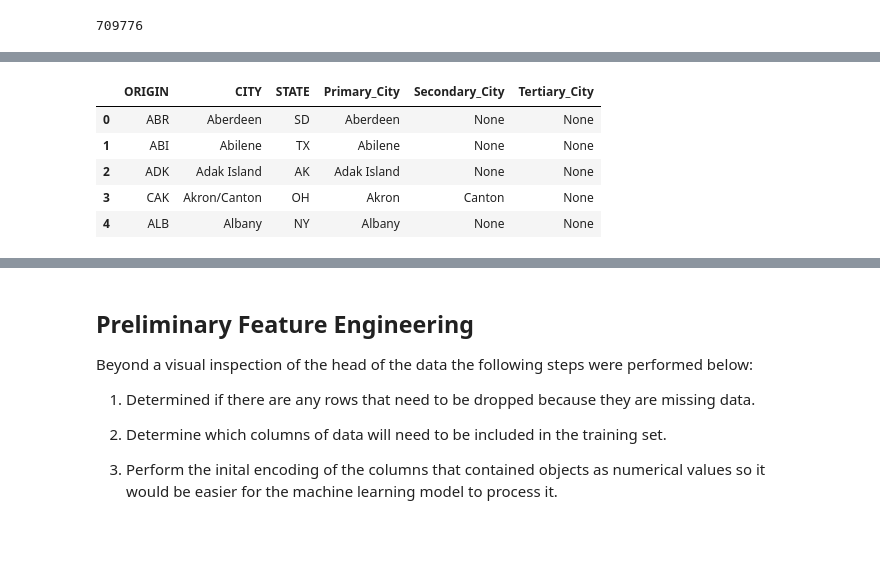
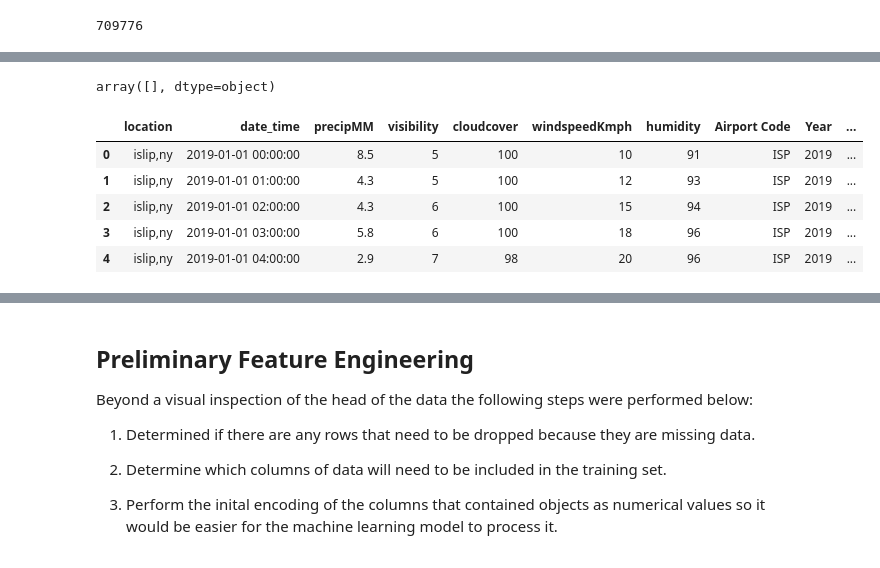
Before and after one commit to Duegan24/Final_Project, a Jupyter notebook: Seg_three_Machine Learning Model.ipynb, the cells around one changed output, grey strips where cells are left out. Drawn from its saved outputs; the diff is of its cells as text; code cells hidden in the pictures.

Commit message:
Updates with merging weather data...still some adjustments needed

```diff
--- a/Seg_three_Machine Learning Model.ipynb
+++ b/Seg_three_Machine Learning Model.ipynb
@@ -85,0 +69,6 @@ city_lookup_df['Tertiary_City'] = city_lookup_df.CITY.str.split('/', expand=True
+# %%
+# Import airport city information
+locations_lookup_df = pd.read_csv("Flight_data_files/post_hardcode_cities.csv")
+locations_lookup_df.drop(columns = "Unnamed: 0", axis = 1, inplace = True)
+locations_lookup_df.rename(columns = {"City": "location"}, inplace = True )
+locations_lookup_df.head()
@@ -85,0 +82,2 @@ city_lookup_df['Tertiary_City'] = city_lookup_df.CITY.str.split('/', expand=True
+# %%
+weather_merged = pd.merge(weather_df, locations_lookup_df, on = "location", how = "left")
@@ -86,9 +91,19 @@ city_lookup_df['Tertiary_City'] = city_lookup_df.CITY.str.split('/', expand=True
+# %%
+weather_merged[weather_merged['Airport Code'].isnull()].location.unique()
+# %% [output]
+array([], dtype=object)
+# %%
+weather_merged.date_time = weather_merged.date_time.astype('datetime64[ns]')
+weather_merged['Year'] = weather_merged.date_time.dt.year
+weather_merged['Month'] = weather_merged.date_time.dt.month
+weather_merged['Day'] = weather_merged.date_time.dt.day
+weather_merged['Hour'] = weather_merged.date_time.dt.hour
 # %%
-city_lookup_df.head()
+weather_merged.head()
 # %% [output]
-|  | ORIGIN | CITY | STATE | Primary_City | Secondary_City | Tertiary_City |
-| 0 | ABR | Aberdeen | SD | Aberdeen | None | None |
-| 1 | ABI | Abilene | TX | Abilene | None | None |
-| 2 | ADK | Adak Island | AK | Adak Island | None | None |
-| 3 | CAK | Akron/Canton | OH | Akron | Canton | None |
-| 4 | ALB | Albany | NY | Albany | None | None |
+|  | location | date_time | precipMM | visibility | cloudcover | windspeedKmph | humidity | Airport Code | Year | ... |
+| 0 | islip,ny | 2019-01-01 00:00:00 | 8.5 | 5 | 100 | 10 | 91 | ISP | 2019 | ... |
+| 1 | islip,ny | 2019-01-01 01:00:00 | 4.3 | 5 | 100 | 12 | 93 | ISP | 2019 | ... |
+| 2 | islip,ny | 2019-01-01 02:00:00 | 4.3 | 6 | 100 | 15 | 94 | ISP | 2019 | ... |
+| 3 | islip,ny | 2019-01-01 03:00:00 | 5.8 | 6 | 100 | 18 | 96 | ISP | 2019 | ... |
+| 4 | islip,ny | 2019-01-01 04:00:00 | 2.9 | 7 | 98 | 20 | 96 | ISP | 2019 | ... |
```
Also changed, not shown: parts of 24 cells of this notebook.
